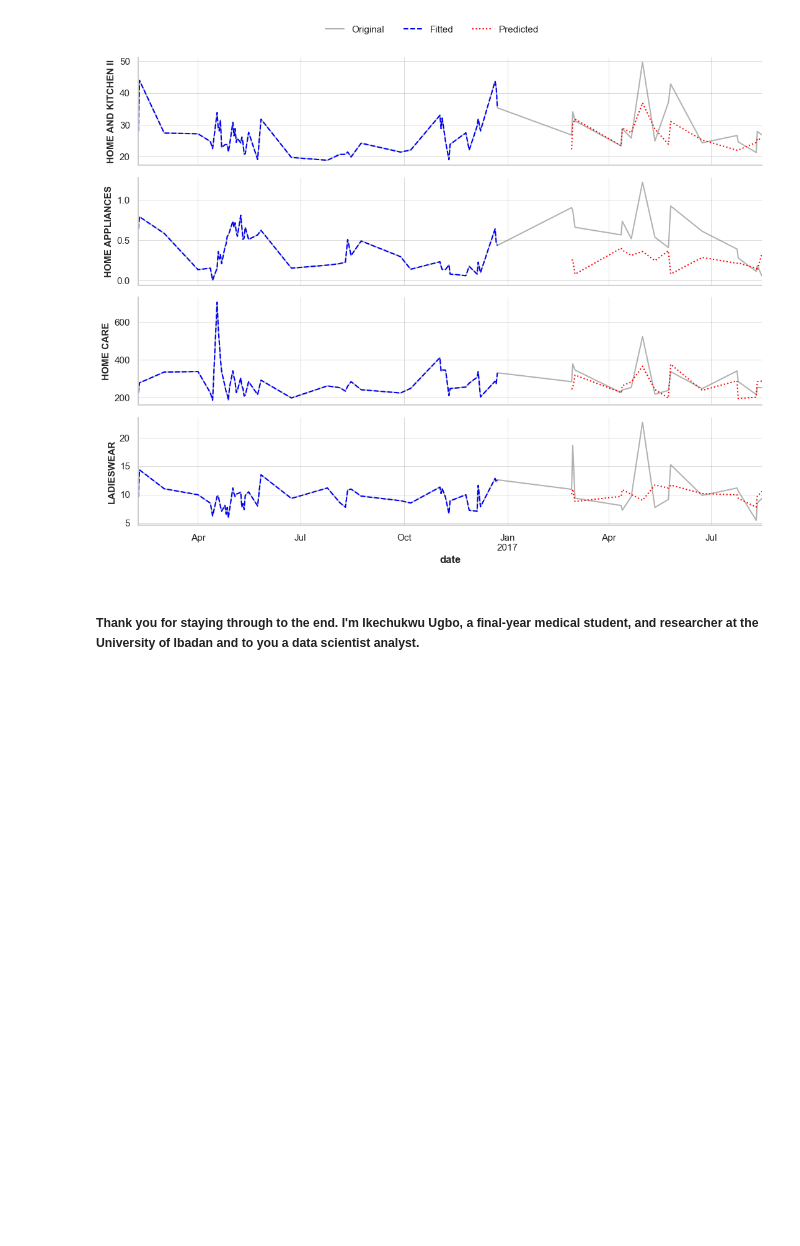
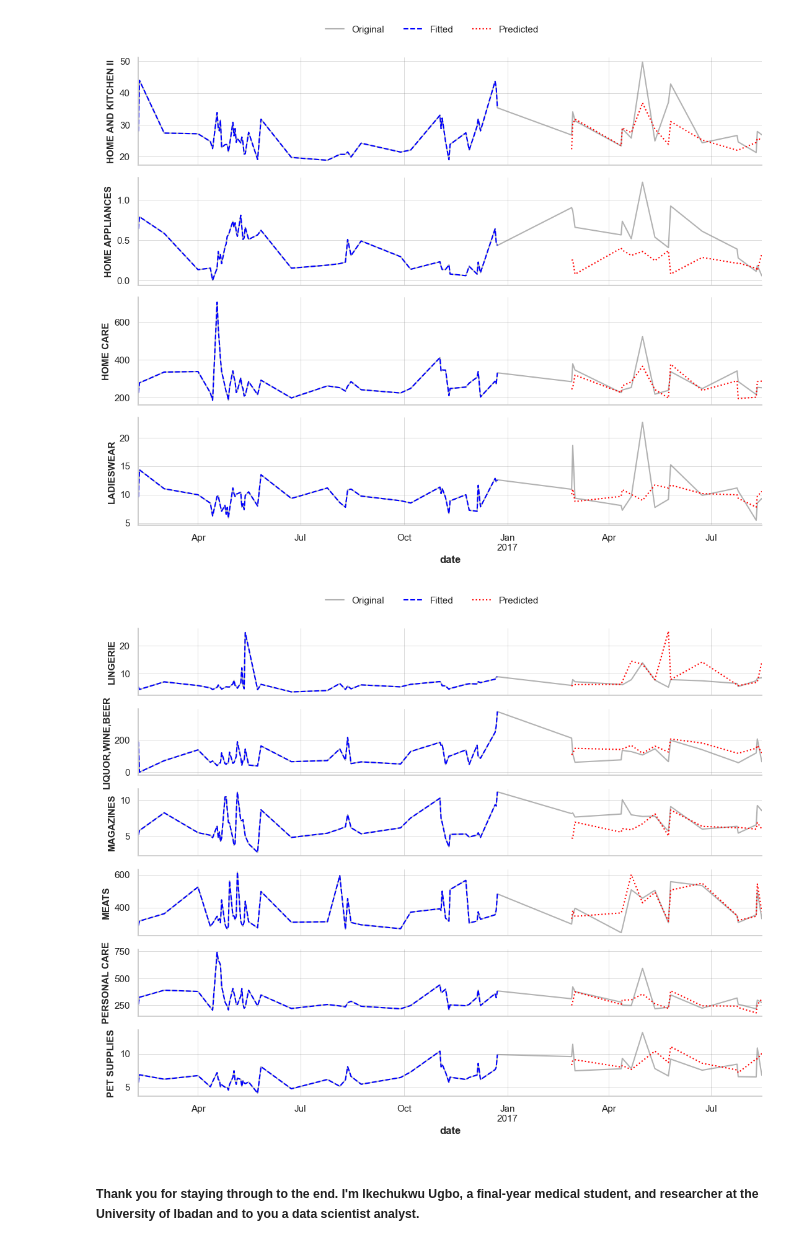
Before and after one commit to ikechukwuUE/store-sales-time-forecast, a Jupyter notebook: store_sales.ipynb, the cells around one changed output. Cells and saved outputs as stored; diff of their text form; code cells hidden in the pictures; blank space fills up the shorter version.

Commit message:
added some more product families' visual

```diff
--- a/store_sales.ipynb
+++ b/store_sales.ipynb
@@ -643,5 +643,48 @@ plt.tight_layout(rect=[0, 0, 1, 0.95])
 plt.show()
 # %% [output]
 [figure]
+# %%
+# Set Seaborn style for a clean and elegant look
+sns.set(style="whitegrid")
+
+# Select families
+families = y.columns[21:27]
+
+# Create subplots with adjusted spacing
+fig, axs = plt.subplots(nrows=len(families), ncols=1, sharex=True, figsize=(11, 9))
+
+# Define a custom color palette
+colors = ['grey', 'blue', 'red']  # Grey for Original, Blue for Fitted, Red for Predicted
+
+# Plot the data
+for i, (ax, family) in enumerate(zip(axs, families)):
+    # Plot the original data
+    y[family].plot(ax=ax, alpha=0.6, linestyle='-', color=colors[0], label='Original')
+
+    # Plot the fitted data
+    y_fit[family].plot(ax=ax, color=colors[1], linestyle='--', label='Fitted')
+
+    # Plot the predicted data
+    y_pred[family].plot(ax=ax, color=colors[2], linestyle=':', label='Predicted')
+
+    # Customize labels without titles
+    ax.set_ylabel(family, fontsize=11)
+
+    # Enhance grid and spines for a minimalist look
+    ax.grid(True, which='major', linestyle='-', linewidth='0.5', color='grey')
+    ax.spines['top'].set_visible(False)
+    ax.spines['right'].set_visible(False)
+
+# Create a single legend outside the plot area
+handles, labels = axs[0].get_legend_handles_labels()
+fig.legend(handles, labels, loc='upper center', ncol=3, frameon=False, fontsize=11)
+
+# Adjust layout to prevent overlap and provide space for the legend
+plt.tight_layout(rect=[0, 0, 1, 0.95])
+
+# Show the plot
+plt.show()
+# %% [output]
+[figure, added]
 # %% [markdown]
 ##### Thank you for staying through to the end. I'm Ikechukwu Ugbo, a final-year medical student, and researcher at the University of Ibadan and to you a data scientist analyst.
```
Also changed, not shown: parts of 7 cells of this notebook.
